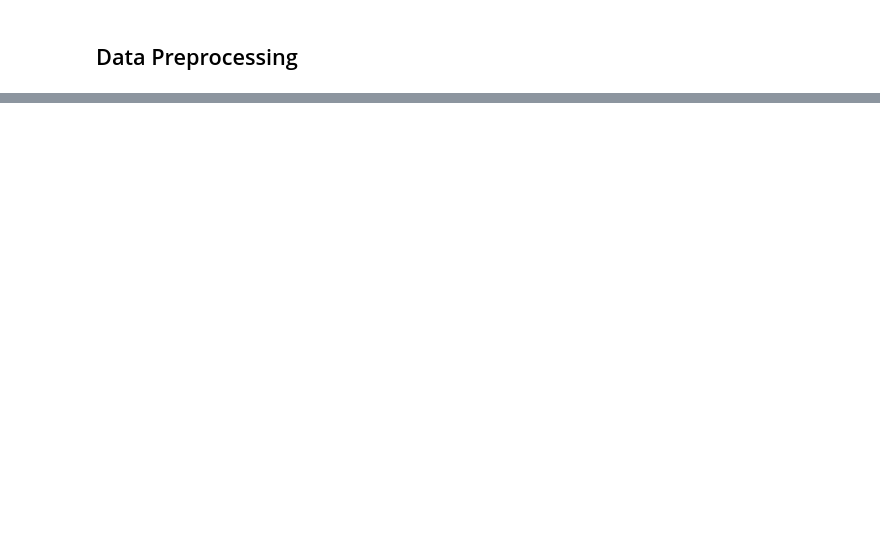
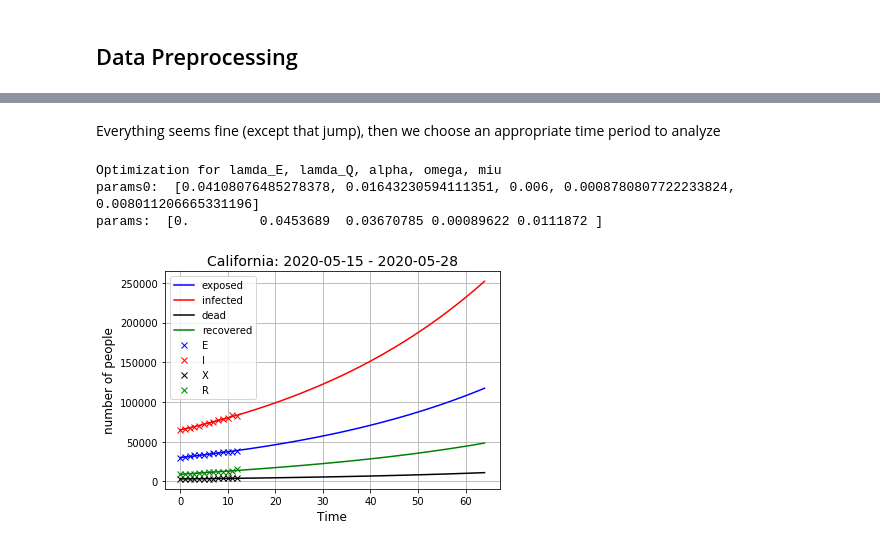
Before and after one commit to Xinyi-Lai/Covid19PolicyHelper, a Jupyter notebook: Covid19 PolicyHelper.ipynb, the cells around one changed output, grey strips where cells are left out. Saved outputs shown, nothing was run; the diff lists cells and outputs as text; code cells hidden in the pictures; blank space fills up the shorter version.

```diff
--- a/Covid19 PolicyHelper.ipynb
+++ b/Covid19 PolicyHelper.ipynb
@@ -114,0 +262,11 @@ suggested start date after 2020-03-27
+# %% [markdown]
+Everything seems fine (except that jump), then we choose an appropriate time period to analyze
+# %%
+start_date, end_date = "2020-05-15", "2020-05-28"
+sample, sample_future = chooseTime(df_state, start_date, end_date)
+SEIR()
+# %% [output]
+Optimization for lamda_E, lamda_Q, alpha, omega, miu
+params0:  [0.04108076485278378, 0.01643230594111351, 0.006, 0.0008780807722233824, 0.008011206665331196]
+params:  [0.         0.0453689  0.03670785 0.00089622 0.0111872 ]
+[figure, added]
```
Also changed, not shown: parts of 36 cells of this notebook.
